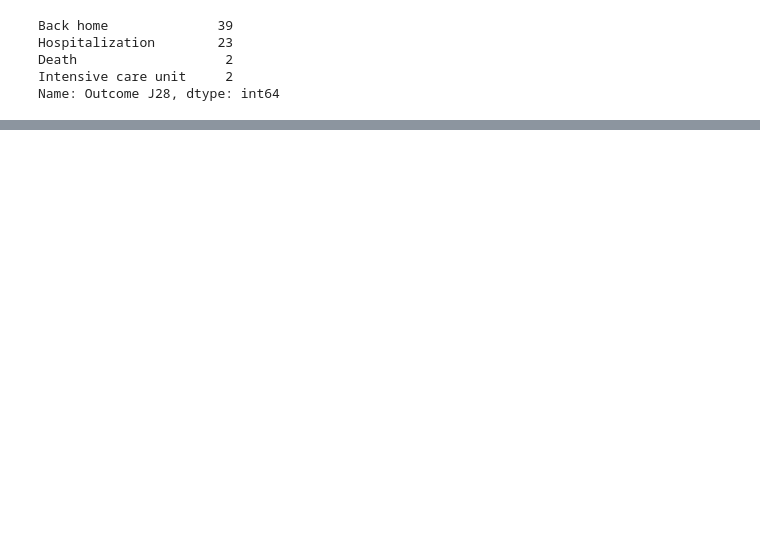
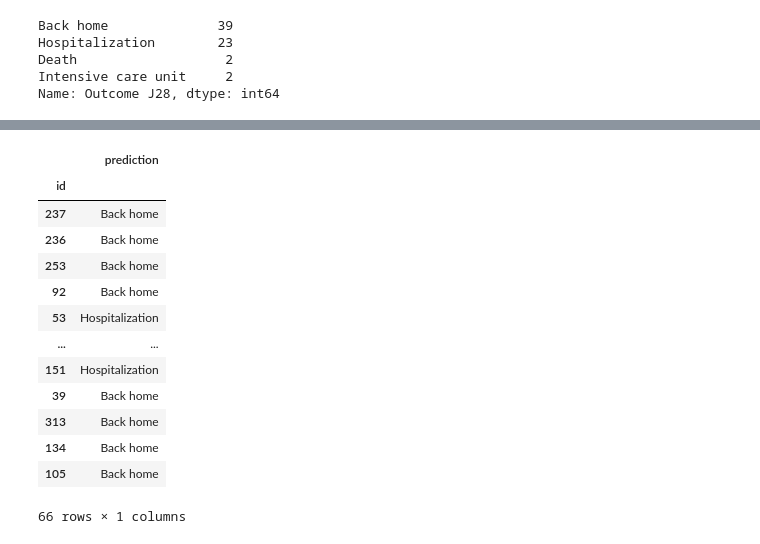
Before and after one commit to Arthemide/AI-data-challenge-2021, a Jupyter notebook: main.ipynb, the cells around one changed output, grey strips where cells are left out. Drawn from its saved outputs; the diff is of its cells as text; code cells hidden in the pictures; blank space fills up the shorter version.

```diff
--- a/main.ipynb
+++ b/main.ipynb
@@ -74,9 +84,10 @@ X_train, X_test, y_train, y_test = train_test_split(X, y, random_state=0)
 # %%
 # train a logistic regression model on the training set
 from sklearn.linear_model import LogisticRegression
+from sklearn.ensemble import RandomForestClassifier
 
 # instantiate model
-logreg = LogisticRegression()
+logreg = RandomForestClassifier()
 
 # fit model
 logreg.fit(X_train, y_train)
@@ -108,0 +135,27 @@ print(metrics.confusion_matrix(y_test, y_pred_class))
+# %%
+test_data = pd.read_csv("./avatars_echOvid_test_X.csv")
+
+X_test =test_data[feature_cols].apply(lambda value: value.map(lambda x: int(x[-1])))
+
+y_pred_class = logreg.predict(X_test)
+
+result_dataFrame =pd.DataFrame({'id':test_data['id'],'prediction':y_pred_class})
+result_dataFrame = result_dataFrame.set_index('id')
+
+display(result_dataFrame)
+result_dataFrame.to_csv("./result.csv", sep =';')
+# %% [output]
+|  | prediction |
+| id |  |
+| 237 | Back home |
+| 236 | Back home |
+| 253 | Back home |
+| 92 | Back home |
+| 53 | Hospitalization |
+| ... | ... |
+| 151 | Hospitalization |
+| 39 | Back home |
+| 313 | Back home |
+| 134 | Back home |
+| 105 | Back home |
+66 rows × 1 columns
```
Also changed, not shown: parts of 7 cells of this notebook, 1 other file.
